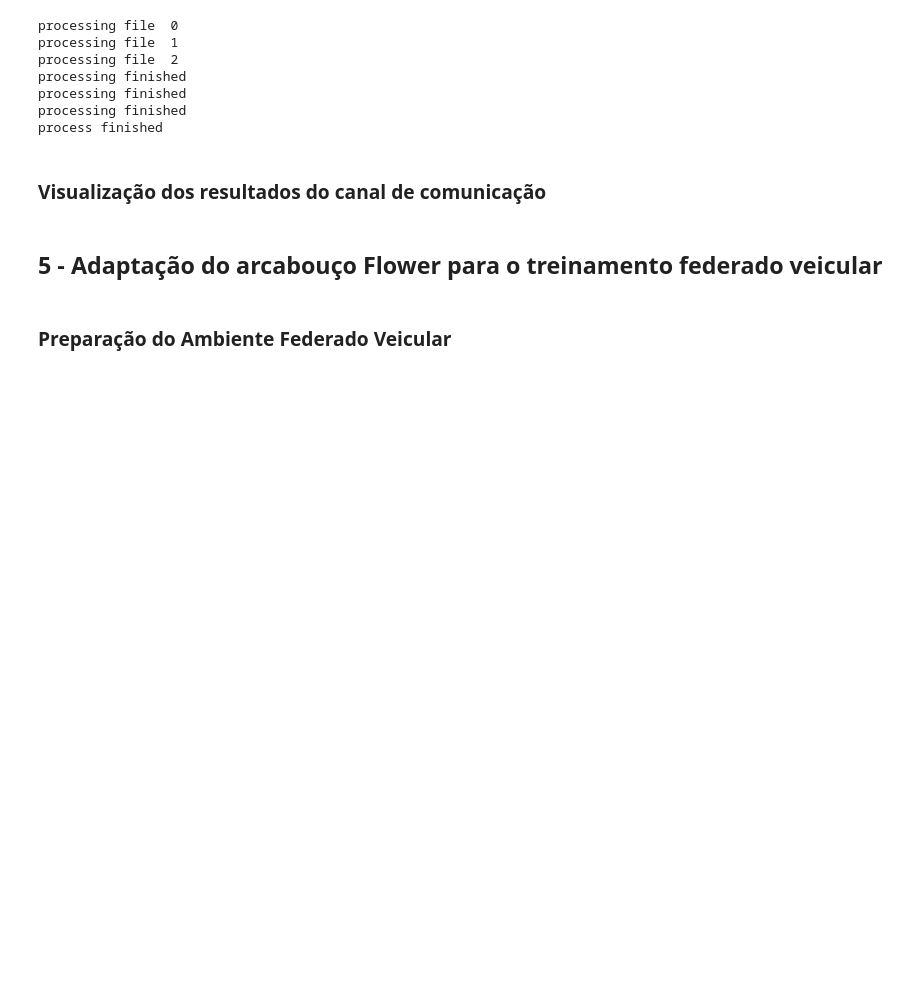
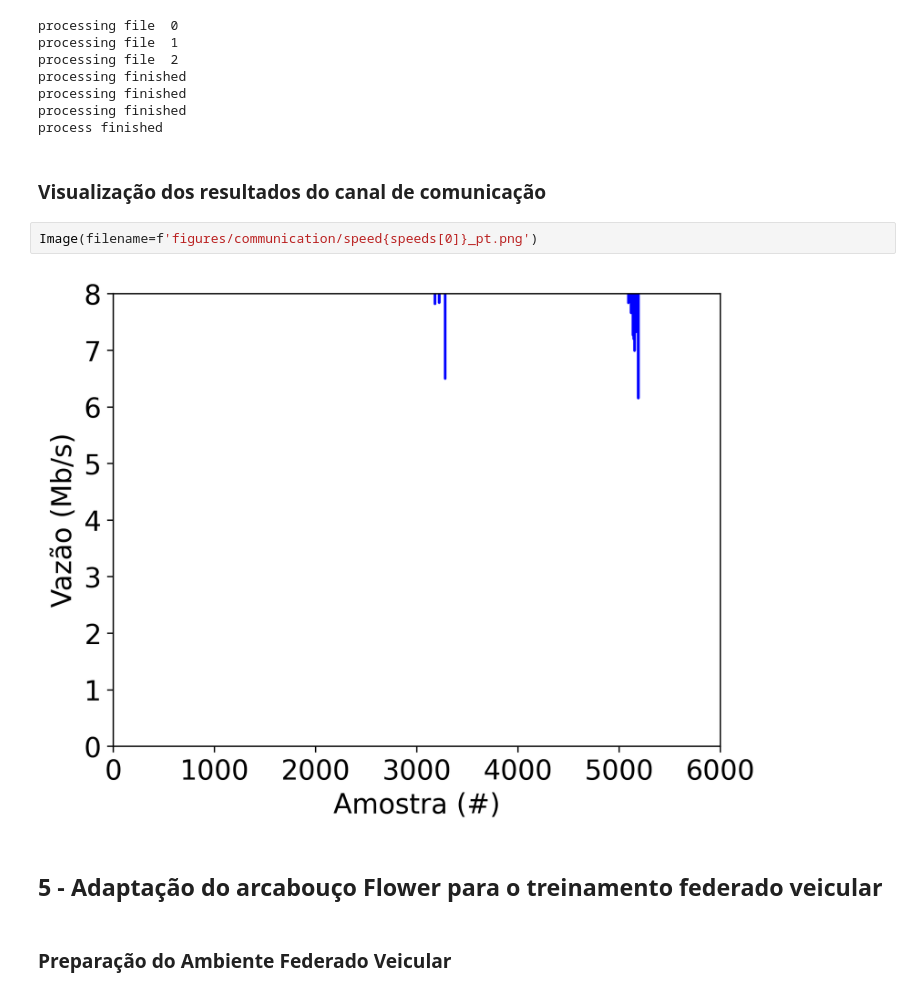
Before and after one commit to GTA-UFRJ/MinicursoAprendizadoFederadoVeicularSBRC2026, a Jupyter notebook: notebooks/afv_sbrc_2026.ipynb, the cells around one changed output. Drawn from its saved outputs; the diff is of its cells as text; blank space fills up the shorter version.

Commit message:
visualizing communication

```diff
--- a/notebooks/afv_sbrc_2026.ipynb
+++ b/notebooks/afv_sbrc_2026.ipynb
@@ -121,6 +123,10 @@ processing finished
 process finished
 # %% [markdown]
 ### Visualização dos resultados do canal de comunicação
+# %%
+Image(filename=f'figures/communication/speed{speeds[0]}_pt.png')
+# %% [output]
+[figure, added]
 # %% [markdown]
 ## 5 - Adaptação do arcabouço Flower para o treinamento federado veicular
 # %% [markdown]
```
Also changed, not shown: parts of 2 cells of this notebook, 13 other files.
